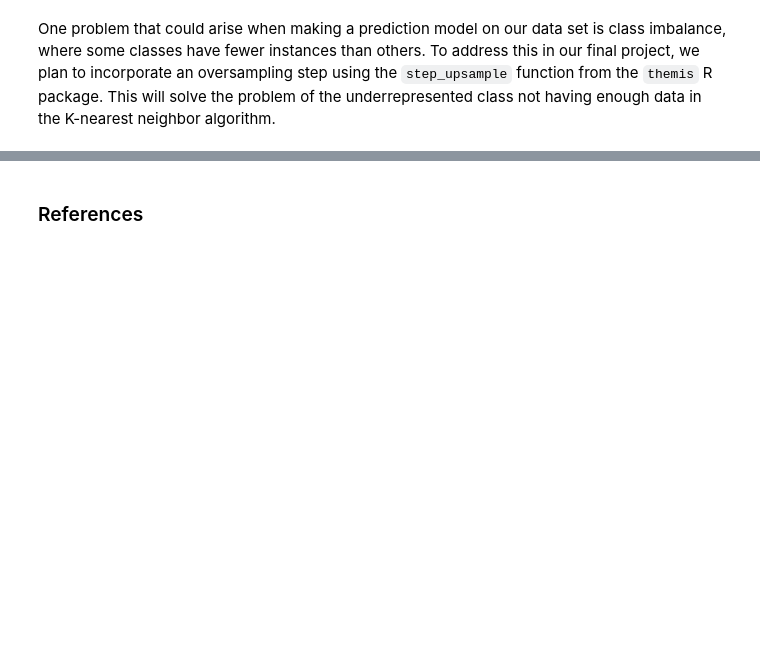
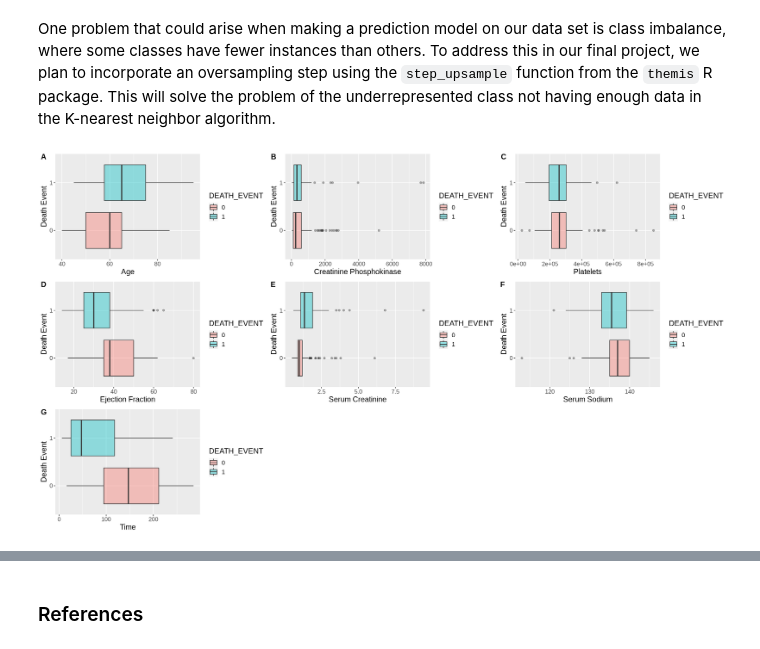
Before and after one commit to pinklily1202/Group-30, a Jupyter notebook: group30.ipynb, the cells around one changed output, grey strips where cells are left out. Drawn from its saved outputs; the diff is of its cells as text; code cells hidden in the pictures; blank space fills up the shorter version.

```diff
--- a/group30.ipynb
+++ b/group30.ipynb
@@ -201,0 +237,14 @@ One problem that could arise when making a prediction model on our data set is c
+# %%
+options(repr.plot.width = 18, repr.plot.height = 10)
+
+plot_grid(age_graph,
+          creatinine_phosphokinase_graph,
+          platelets_graph,
+          ejection_fraction_graph,
+          serum_creatinine_graph,
+          serum_sodium_graph,
+          time_graph,
+          labels = c("A", "B", "C", "D", "E", "F", "G"),
+          ncol = 3)
+# %% [output]
+[figure, added]
```
Also changed, not shown: parts of 23 cells of this notebook.
